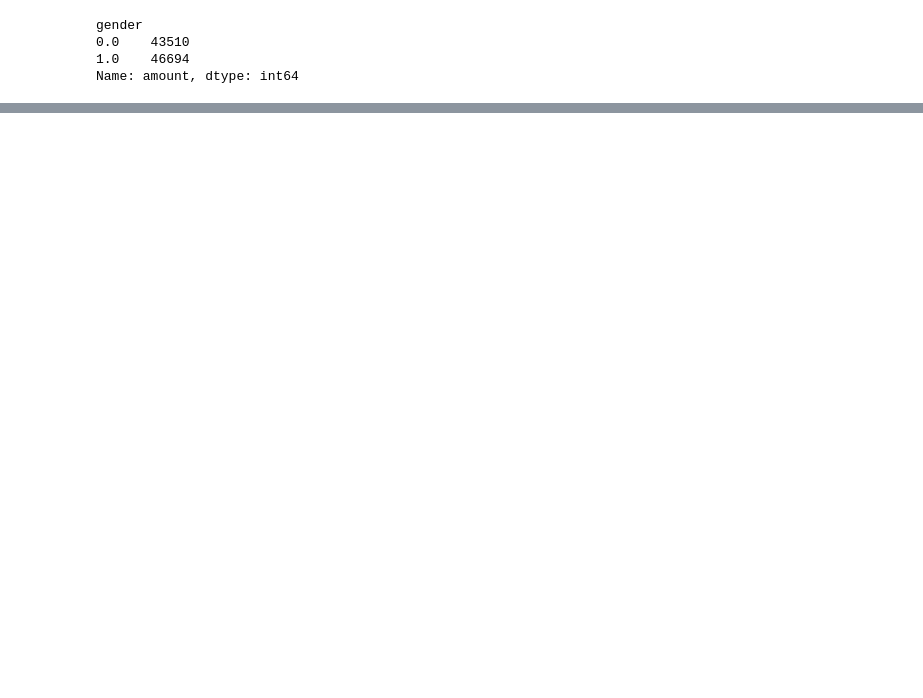
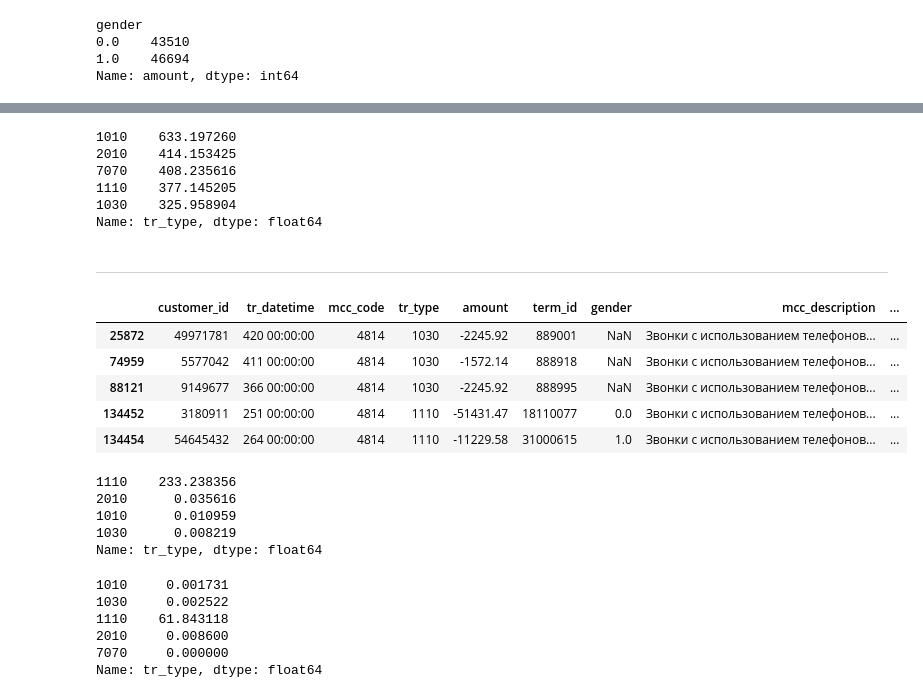
Before and after one commit to fadyat/ITMO-PROBLEMS, a Jupyter notebook: Machine-Learning/V semester/lab2.ipynb, the cells around one changed output, grey strips where cells are left out. Saved outputs shown, nothing was run; the diff lists cells and outputs as text; code cells hidden in the pictures; blank space fills up the shorter version.

```diff
--- a/Machine-Learning/V semester/lab2.ipynb
+++ b/Machine-Learning/V semester/lab2.ipynb
@@ -368,6 +369,3 @@ merged_transactions.head()
 | 2 | 39026145 | 8 07:06:10 | 4814 | 1030 | -1122.96 | NaN | 1.0 | Звонки с использованием телефонов... | ... |
 | 3 | 39026145 | 11 08:49:03 | 4814 | 1030 | -2245.92 | NaN | 1.0 | Звонки с использованием телефонов... | ... |
 | 4 | 39026145 | 11 14:12:08 | 4814 | 1030 | -2245.92 | NaN | 1.0 | Звонки с использованием телефонов... | ... |
-# %%
-merged_transactions = merged_transactions.drop(columns=['tr_datetime', 'tr_time'])
-merged_transactions.head()
@@ -387,0 +392,3 @@ Name: amount, dtype: int64
+# %%
+top_five_transactions = merged_transactions.tr_type.value_counts(ascending=False).head(5)
+top_five_transactions.head()
@@ -387,0 +402,2 @@ Name: amount, dtype: int64
+# %%
+top_five_all = merged_transactions[merged_transactions.tr_type.isin(top_five_transactions.index)]
@@ -387,0 +413,42 @@ Name: amount, dtype: int64
+# %%
+transaction_per_day = top_five_all.tr_type.value_counts() / 365
+transaction_per_day
+# %% [output]
+1010    633.197260
+2010    414.153425
+7070    408.235616
+1110    377.145205
+1030    325.958904
+Name: tr_type, dtype: float64
+# %% [markdown]
+---
+# %%
+top_five_at_midnight = top_five_all[top_five_all.tr_time == '00:00:00']
+# %%
+top_five_at_midnight.head()
+# %% [output]
+|  | customer_id | tr_datetime | mcc_code | tr_type | amount | term_id | gender | mcc_description | ... |
+| 25872 | 49971781 | 420 00:00:00 | 4814 | 1030 | -2245.92 | 889001 | NaN | Звонки с использованием телефонов... | ... |
+| 74959 | 5577042 | 411 00:00:00 | 4814 | 1030 | -1572.14 | 888918 | NaN | Звонки с использованием телефонов... | ... |
+| 88121 | 9149677 | 366 00:00:00 | 4814 | 1030 | -2245.92 | 888995 | NaN | Звонки с использованием телефонов... | ... |
+| 134452 | 3180911 | 251 00:00:00 | 4814 | 1110 | -51431.47 | 18110077 | 0.0 | Звонки с использованием телефонов... | ... |
+| 134454 | 54645432 | 264 00:00:00 | 4814 | 1110 | -11229.58 | 31000615 | 1.0 | Звонки с использованием телефонов... | ... |
+# %%
+transaction_midnight_per_day = top_five_at_midnight.tr_type.value_counts() / 365
+transaction_midnight_per_day
+# %% [output]
+1110    233.238356
+2010      0.035616
+1010      0.010959
+1030      0.008219
+Name: tr_type, dtype: float64
+# %%
+midnight_share = (transaction_midnight_per_day / transaction_per_day) * 100
+midnight_share.fillna(0)
+# %% [output]
+1010     0.001731
+1030     0.002522
+1110    61.843118
+2010     0.008600
+7070     0.000000
+Name: tr_type, dtype: float64
```
Also changed, not shown: parts of 9 cells of this notebook.
